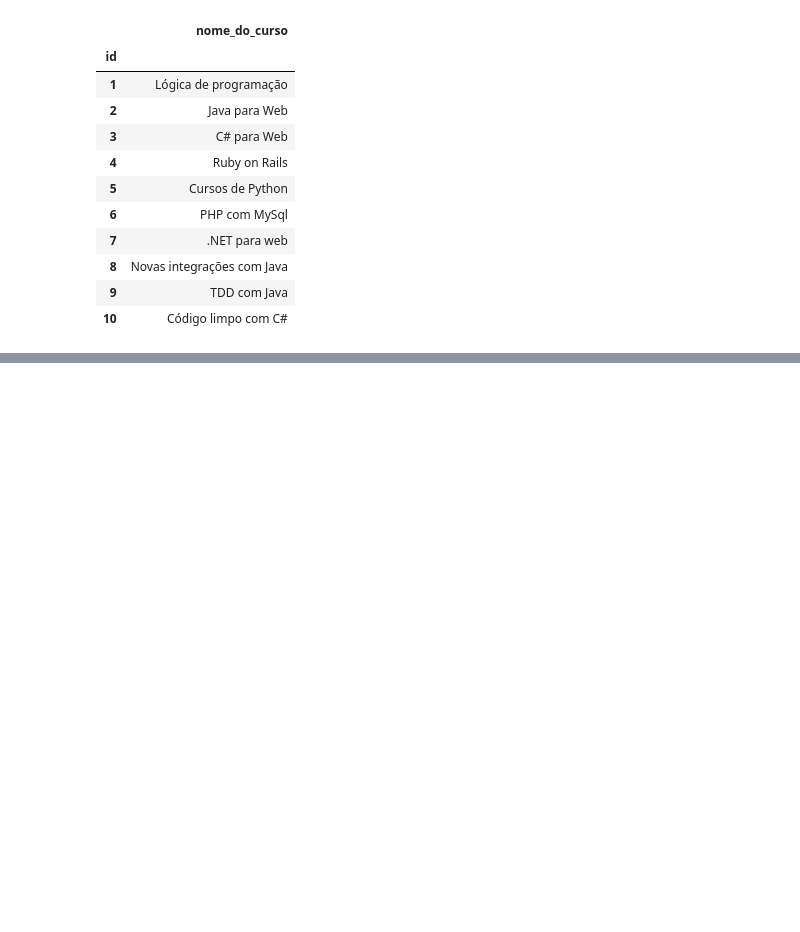
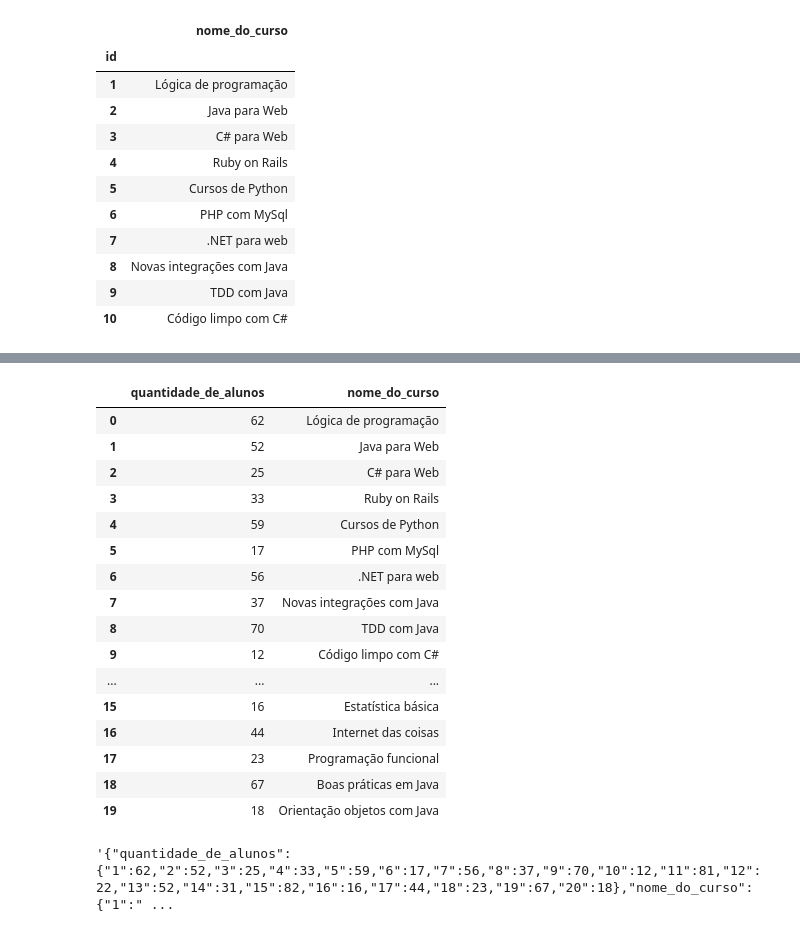
Before and after one commit to renatanesio/DataScience, a Jupyter notebook: Pandas/PandasIO.ipynb, the cells around one changed output, grey strips where cells are left out. Drawn from its saved outputs; the diff is of its cells as text; code cells hidden in the pictures; blank space fills up the shorter version.

```diff
--- a/Pandas/PandasIO.ipynb
+++ b/Pandas/PandasIO.ipynb
@@ -173,0 +347,20 @@ cursos.head(10)
+# %%
+pd.read_csv('./data/matriculas_por_curso.csv')
+# %% [output]
+|  | quantidade_de_alunos | nome_do_curso |
+| 0 | 62 | Lógica de programação |
+| 1 | 52 | Java para Web |
+| 2 | 25 | C# para Web |
+| 3 | 33 | Ruby on Rails |
+| 4 | 59 | Cursos de Python |
+| 5 | 17 | PHP com MySql |
+| 6 | 56 | .NET para web |
+| 7 | 37 | Novas integrações com Java |
+| 8 | 70 | TDD com Java |
+| 9 | 12 | Código limpo com C# |
+| ... | ... | ... |
+| 15 | 16 | Estatística básica |
+| 16 | 44 | Internet das coisas |
+| 17 | 23 | Programação funcional |
+| 18 | 67 | Boas práticas em Java |
+| 19 | 18 | Orientação objetos com Java |
@@ -173,0 +369,4 @@ cursos.head(10)
+# %%
+matriculas_json
+# %% [output]
+'{"quantidade_de_alunos":{"1":62,"2":52,"3":25,"4":33,"5":59,"6":17,"7":56,"8":37,"9":70,"10":12,"11":81,"12":22,"13":52,"14":31,"15":82,"16":16,"17":44,"18":23,"19":67,"20":18},"nome_do_curso":{"1":" ...
```
Also changed, not shown: parts of 30 cells of this notebook, 1 other file.
